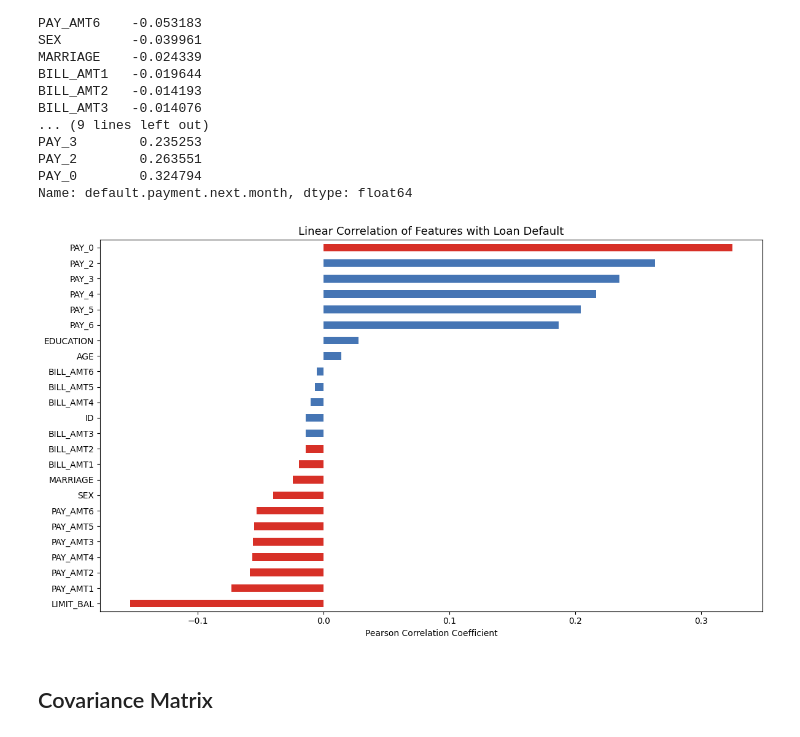
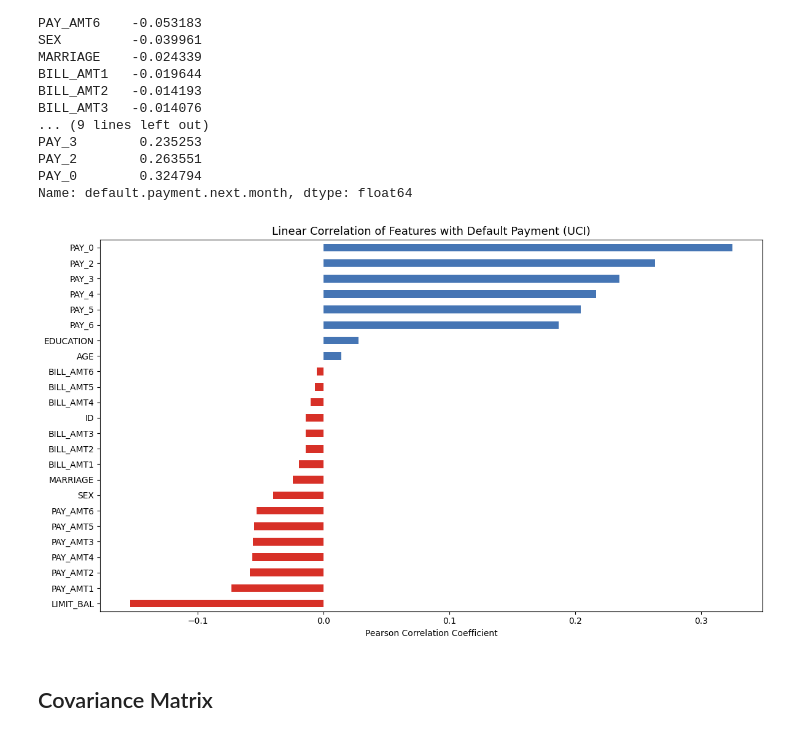
Before and after one commit to rish-ab/loan-predict, a Jupyter notebook: Loan_Detector.ipynb, the cells around one changed output. Cells and saved outputs as stored; diff of their text form; code cells hidden in the pictures.

```diff
--- a/Loan_Detector.ipynb
+++ b/Loan_Detector.ipynb
@@ -362,14 +365,14 @@ PAY_0        0.324794
 Name: default.payment.next.month, dtype: float64
 # %%
 plt.figure(figsize=(12, 7))
-colors = ["#d73027" if x < 0 else "#4575b4" for x in default_corr]
+colors = ["#d73027" if x < 0 else "#4575b4" for x in default_corr_credit]
 default_corr_credit.plot(kind="barh", color=colors)
-plt.title("Linear Correlation of Features with Loan Default", fontsize=13)
+plt.title("Linear Correlation of Features with Default Payment (UCI)", fontsize=13)
 plt.xlabel("Pearson Correlation Coefficient")
 plt.tight_layout()
 plt.show()
 # %% [output]
-[figure, old version]
+[figure, new version]
 # %% [markdown]
 ## Covariance Matrix
 # %%
```
Also changed, not shown: parts of 31 cells of this notebook, 4 other files.
